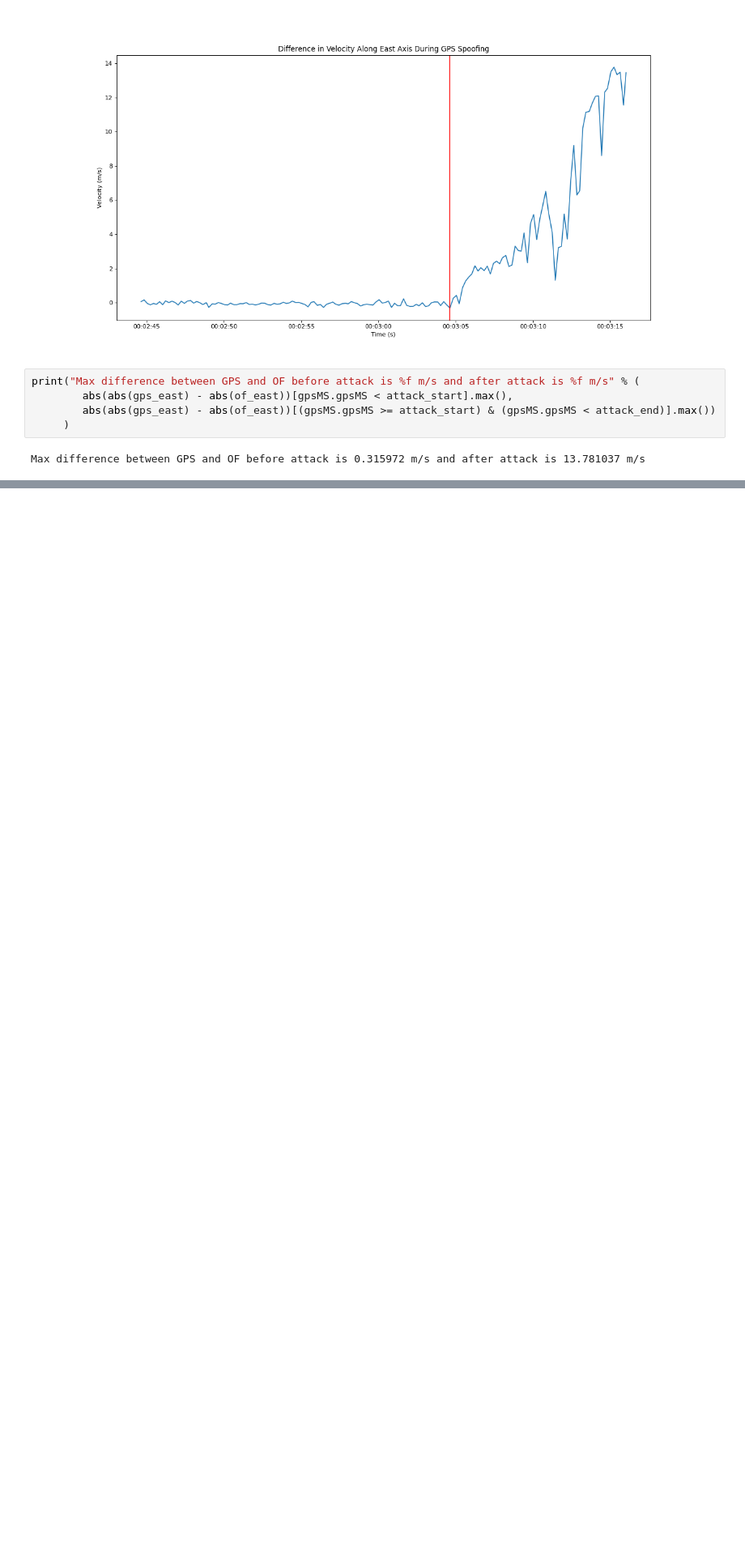
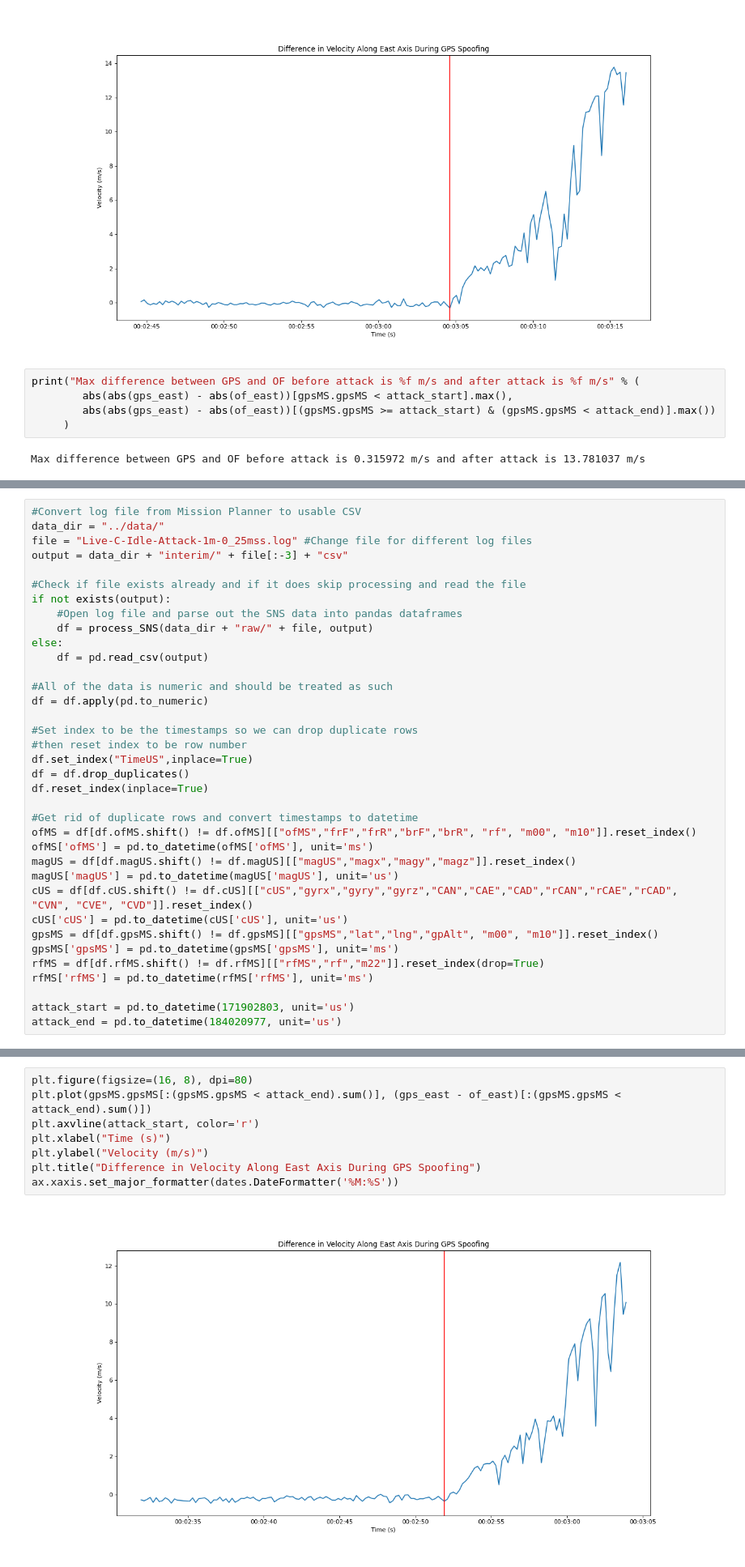
Before and after one commit to BaileySri/Practical-Software-Defense-for-GPS-Spoofing-on-a-Hobby-UAV-Offline, a Jupyter notebook: notebooks/1.1-bks-GPS.ipynb, the cells around one changed output, grey strips where cells are left out. Shown at 81% size. Cells and saved outputs as stored; diff of their text form; blank space fills up the shorter version.

```diff
--- a/notebooks/1.1-bks-GPS.ipynb
+++ b/notebooks/1.1-bks-GPS.ipynb
@@ -134,0 +133,36 @@ Max difference between GPS and OF before attack is 0.315972 m/s and after attack
+# %%
+#Convert log file from Mission Planner to usable CSV
+data_dir = "../data/"
+file = "Live-C-Idle-Attack-1m-0_25mss.log" #Change file for different log files
+output = data_dir + "interim/" + file[:-3] + "csv"
+
+#Check if file exists already and if it does skip processing and read the file
+if not exists(output):
+    #Open log file and parse out the SNS data into pandas dataframes
+    df = process_SNS(data_dir + "raw/" + file, output)
+else:
+    df = pd.read_csv(output)
+
+#All of the data is numeric and should be treated as such
+df = df.apply(pd.to_numeric)
+
+#Set index to be the timestamps so we can drop duplicate rows
+#then reset index to be row number
+df.set_index("TimeUS",inplace=True)
+df = df.drop_duplicates()
+df.reset_index(inplace=True)
+
+#Get rid of duplicate rows and convert timestamps to datetime
+ofMS = df[df.ofMS.shift() != df.ofMS][["ofMS","frF","frR","brF","brR", "rf", "m00", "m10"]].reset_index()
+ofMS['ofMS'] = pd.to_datetime(ofMS['ofMS'], unit='ms')
+magUS = df[df.magUS.shift() != df.magUS][["magUS","magx","magy","magz"]].reset_index()
+magUS['magUS'] = pd.to_datetime(magUS['magUS'], unit='us')
+cUS = df[df.cUS.shift() != df.cUS][["cUS","gyrx","gyry","gyrz","CAN","CAE","CAD","rCAN","rCAE","rCAD", "CVN", "CVE", "CVD"]].reset_index()
+cUS['cUS'] = pd.to_datetime(cUS['cUS'], unit='us')
+gpsMS = df[df.gpsMS.shift() != df.gpsMS][["gpsMS","lat","lng","gpAlt", "m00", "m10"]].reset_index()
+gpsMS['gpsMS'] = pd.to_datetime(gpsMS['gpsMS'], unit='ms')
+rfMS = df[df.rfMS.shift() != df.rfMS][["rfMS","rf","m22"]].reset_index(drop=True)
+rfMS['rfMS'] = pd.to_datetime(rfMS['rfMS'], unit='ms')
+
+attack_start = pd.to_datetime(171902803, unit='us')
+attack_end = pd.to_datetime(184020977, unit='us')
@@ -134,0 +219,10 @@ Max difference between GPS and OF before attack is 0.315972 m/s and after attack
+# %%
+plt.figure(figsize=(16, 8), dpi=80)
+plt.plot(gpsMS.gpsMS[:(gpsMS.gpsMS < attack_end).sum()], (gps_east - of_east)[:(gpsMS.gpsMS < attack_end).sum()])
+plt.axvline(attack_start, color='r')
+plt.xlabel("Time (s)")
+plt.ylabel("Velocity (m/s)")
+plt.title("Difference in Velocity Along East Axis During GPS Spoofing")
+ax.xaxis.set_major_formatter(dates.DateFormatter('%M:%S'))
+# %% [output]
+[figure, added]
```
Also changed, not shown: parts of 24 cells of this notebook.
